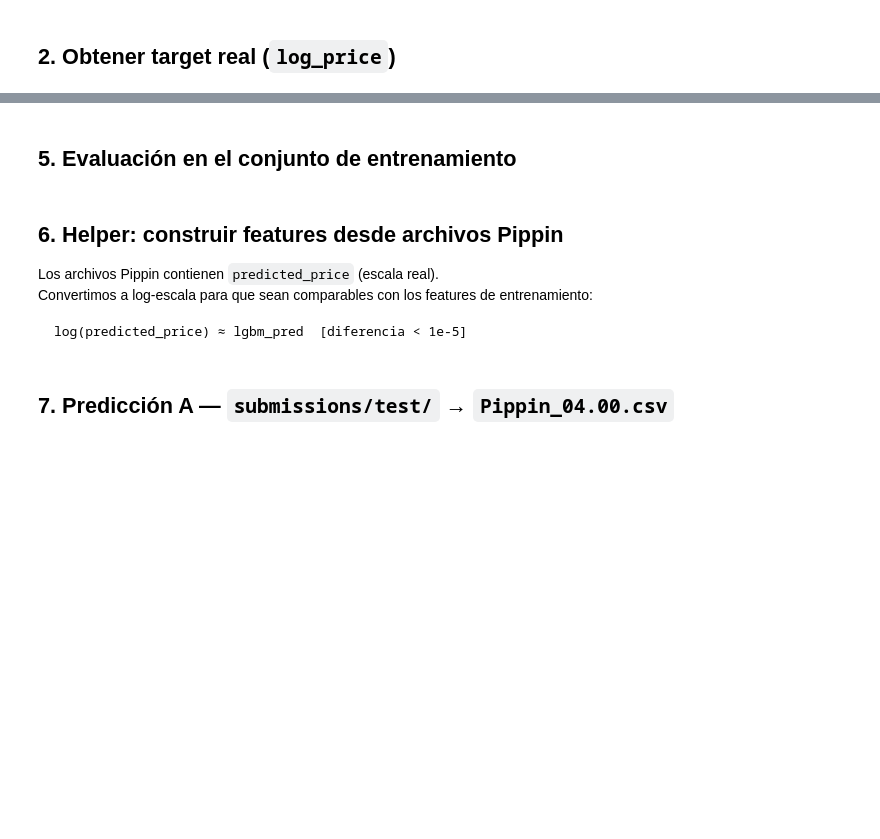
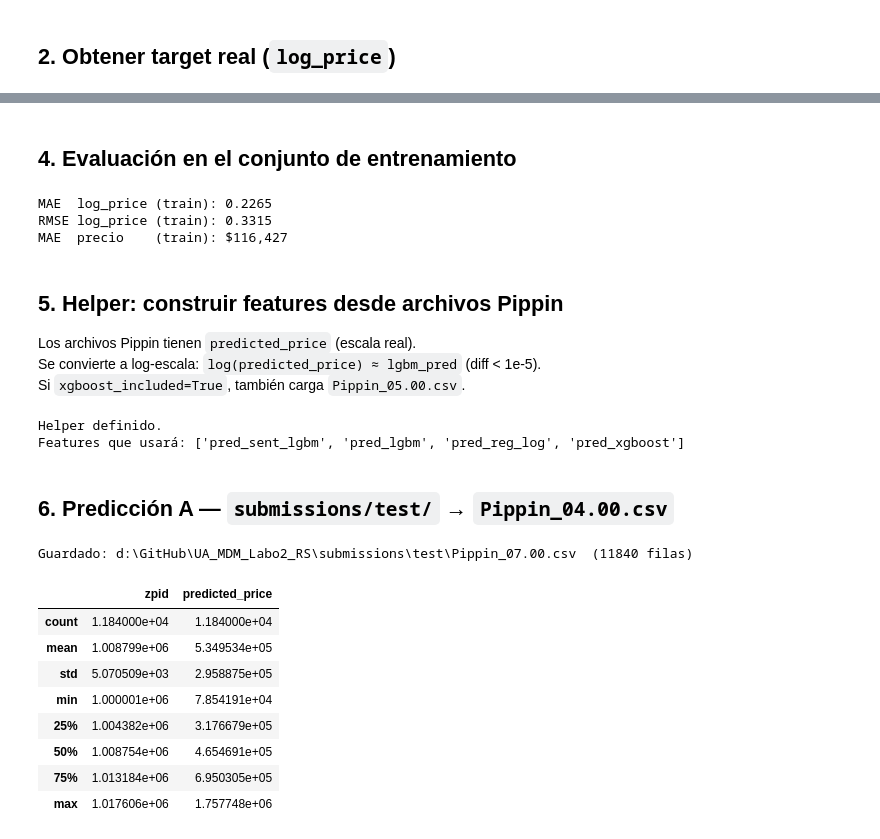
Before and after one commit to orcorsetti/UA_MDM_Labo2_RS, a Jupyter notebook: scripts/custom/04_Stacking.ipynb, the cells around one changed output, grey strips where cells are left out. Saved outputs shown, nothing was run; the diff lists cells and outputs as text; code cells hidden in the pictures; blank space fills up the shorter version.

````diff
--- a/scripts/custom/04_Stacking.ipynb
+++ b/scripts/custom/04_Stacking.ipynb
@@ -121,64 +150,81 @@ print('Entrenamiento completado.')
 # %% [markdown]
-## 5. Evaluación en el conjunto de entrenamiento
+## 4. Evaluación en el conjunto de entrenamiento
 # %%
-# Predicción continua: esperanza ponderada  E[log_price] = proba @ bin_centers
-proba_tr    = pipe.predict_proba(X)
-log_pred_tr = proba_tr @ bin_centers
+log_pred_tr  = pipe.predict(X)
+price_pred_tr = np.exp(log_pred_tr)
+price_real_tr = np.exp(y_log)
 
-print(f"Accuracy bins  (train): {(pipe.predict(X) == y_binned).mean():.4f}")
 print(f"MAE  log_price (train): {mean_absolute_error(y_log, log_pred_tr):.4f}")
 print(f"RMSE log_price (train): {np.sqrt(mean_squared_error(y_log, log_pred_tr)):.4f}")
-print(f"MAE  precio    (train): ${mean_absolute_error(np.exp(y_log), np.exp(log_pred_tr)):,.0f}")
+print(f"MAE  precio    (train): ${mean_absolute_error(price_real_tr, price_pred_tr):,.0f}")
+# %% [output]
+MAE  log_price (train): 0.2265
+RMSE log_price (train): 0.3315
+MAE  precio    (train): $116,427
 # %% [markdown]
-## 6. Helper: construir features desde archivos Pippin
+## 5. Helper: construir features desde archivos Pippin
 
-Los archivos Pippin contienen `predicted_price` (escala real).
-Convertimos a log-escala para que sean comparables con los features de entrenamiento:
-
-```
-log(predicted_price) ≈ lgbm_pred  [diferencia < 1e-5]
-```
+Los archivos Pippin tienen `predicted_price` (escala real).
+Se convierte a log-escala: `log(predicted_price) ≈ lgbm_pred` (diff < 1e-5).
+Si `xgboost_included=True`, también carga `Pippin_05.00.csv`.
 # %%
 def build_features_from_pippin(folder):
     """
-    Lee Pippin_01.01, Pippin_01.03, Pippin_02.00 de la carpeta indicada.
-    Convierte predicted_price -> log(predicted_price) como features del meta-modelo.
+    Lee archivos Pippin de la carpeta indicada y construye la matriz de features
+    para el meta-modelo (en log-escala).
 
-    Mapeo:
-        Pippin_01.01  =>  pred_sent_lgbm
-        Pippin_01.03  =>  pred_lgbm
-        Pippin_02.00  =>  pred_reg_log
+    Mapeo fijo:
+        Pippin_01.04.csv  =>  pred_sent_lgbm   (log)
+        Pippin_01.03.csv  =>  pred_lgbm         (log)
+        Pippin_02.00.csv  =>  pred_reg_log      (log)
+
+    Condicional (xgboost_included=True):
+        Pippin_05.00.csv  =>  pred_xgboost      (log)
 
     Returns: (zpid Series, X ndarray)
     """
-    p01 = pd.read_csv(folder + 'Pippin_01.01.csv').rename(columns={'predicted_price': 'pred_sent_lgbm'})
+    p01 = pd.read_csv(folder + 'Pippin_01.04.csv').rename(columns={'predicted_price': 'pred_sent_lgbm'})
     p03 = pd.read_csv(folder + 'Pippin_01.03.csv').rename(columns={'predicted_price': 'pred_lgbm'})
     p02 = pd.read_csv(folder + 'Pippin_02.00.csv').rename(columns={'predicted_price': 'pred_reg_log'})
 
     df = p01.merge(p03, on='zpid').merge(p02, on='zpid')
 
-    # Convertir a log-escala
-    for col in ['pred_sent_lgbm', 'pred_lgbm', 'pred_reg_log']:
+    if xgboost_included:
+        p05 = pd.read_csv(folder + 'Pippin_05.00.csv').rename(columns={'predicted_price': 'pred_xgboost'})
+        df = df.merge(p05, on='zpid')
+
+    for col in FEATURE_COLS:
         df[col] = np.log(df[col])
 
-    X_out = df[['pred_sent_lgbm', 'pred_lgbm', 'pred_reg_log']].values
-    return df['zpid'], X_out
+    return df['zpid'], df[FEATURE_COLS].values
 
 print('Helper definido.')
+print('Features que usará:', FEATURE_COLS)
+# %% [output]
+Helper definido.
+Features que usará: ['pred_sent_lgbm', 'pred_lgbm', 'pred_reg_log', 'pred_xgboost']
 # %% [markdown]
-## 7. Predicción A — `submissions/test/` → `Pippin_04.00.csv`
+## 6. Predicción A — `submissions/test/` → `Pippin_04.00.csv`
 # %%
 zpid_test, X_test = build_features_from_pippin(STEST_DIR)
 
-log_pred_a   = pipe.predict_proba(X_test) @ bin_centers
-price_pred_a = np.exp(log_pred_a)
-
 out_a = pd.DataFrame({
     'zpid'            : zpid_test.values,
-    'predicted_price' : np.round(price_pred_a, 2)
+    'predicted_price' : np.round(np.exp(pipe.predict(X_test)), 2)
 })
 
-out_a.to_csv(STEST_DIR + 'Pippin_04.00.csv', index=False)
-print(f'Guardado: {STEST_DIR}Pippin_04.00.csv  ({len(out_a)} filas)')
+out_a.to_csv(STEST_DIR + 'Pippin_07.00.csv', index=False)
+print(f'Guardado: {STEST_DIR}Pippin_07.00.csv  ({len(out_a)} filas)')
 out_a.describe()
+# %% [output]
+Guardado: d:\GitHub\UA_MDM_Labo2_RS\submissions\test\Pippin_07.00.csv  (11840 filas)
+|  | zpid | predicted_price |
+| count | 1.184000e+04 | 1.184000e+04 |
+| mean | 1.008799e+06 | 5.349534e+05 |
+| std | 5.070509e+03 | 2.958875e+05 |
+| min | 1.000001e+06 | 7.854191e+04 |
+| 25% | 1.004382e+06 | 3.176679e+05 |
+| 50% | 1.008754e+06 | 4.654691e+05 |
+| 75% | 1.013184e+06 | 6.950305e+05 |
+| max | 1.017606e+06 | 1.757748e+06 |
 # %% [markdown]
````
Also changed, not shown: parts of 14 cells of this notebook, 14 other files.
